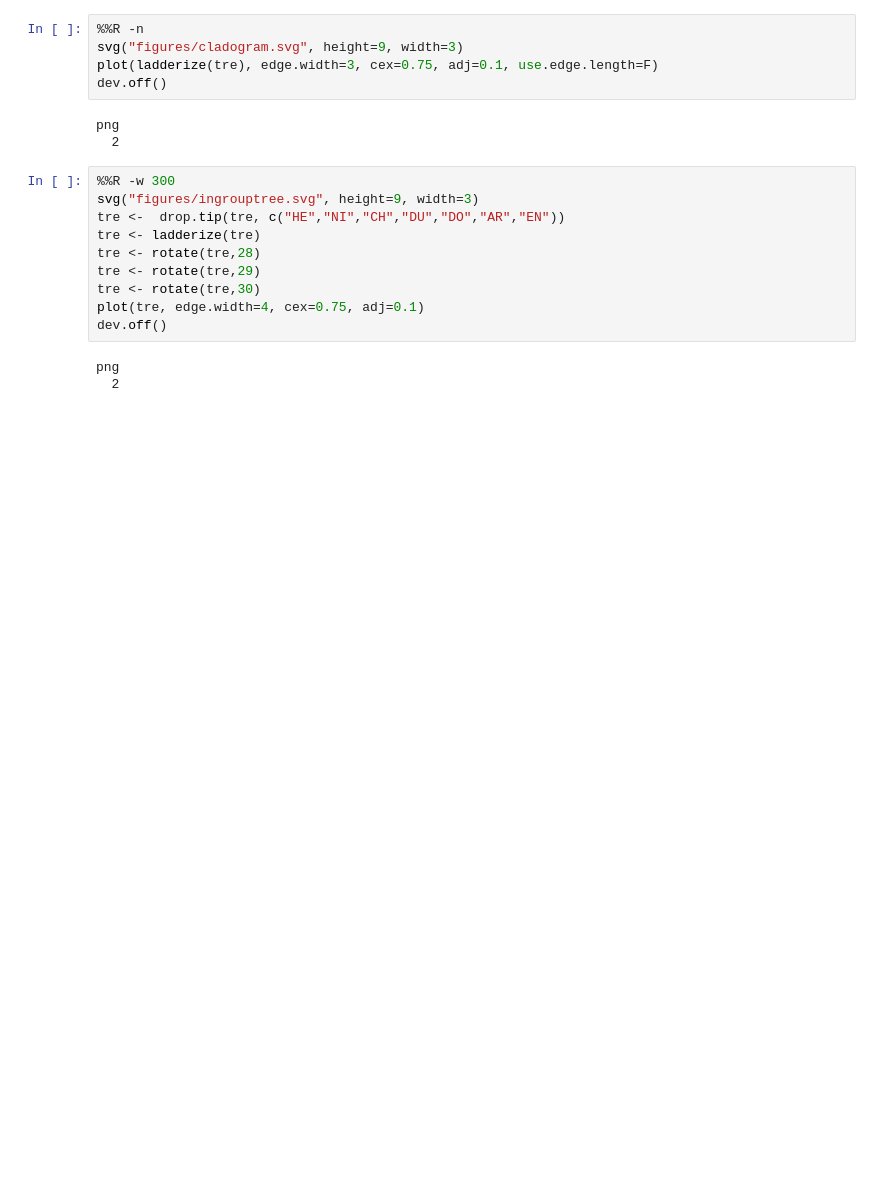
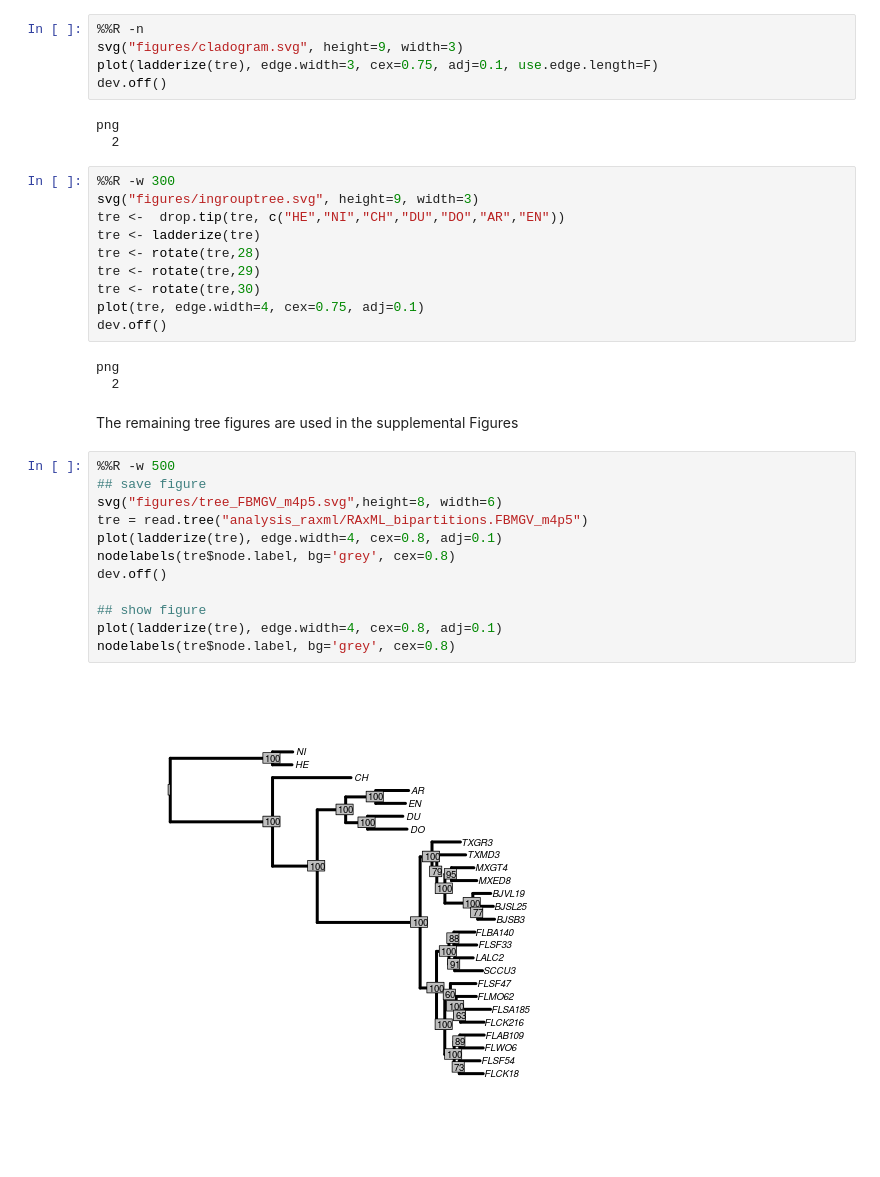
Before and after one commit to dereneaton/virentes, a Jupyter notebook: virentes_introgression.ipynb, the cells around one changed output. Drawn from its saved outputs; the diff is of its cells as text; blank space fills up the shorter version.

```diff
--- a/virentes_introgression.ipynb
+++ b/virentes_introgression.ipynb
@@ -1451,5 +1435,21 @@ dev.off()
 # %% [output]
 png
   2
+# %% [markdown]
+The remaining tree figures are used in the supplemental Figures
+# %%
+%%R -w 500
+## save figure
+svg("figures/tree_FBMGV_m4p5.svg",height=8, width=6)
+tre = read.tree("analysis_raxml/RAxML_bipartitions.FBMGV_m4p5")
+plot(ladderize(tre), edge.width=4, cex=0.8, adj=0.1)
+nodelabels(tre$node.label, bg='grey', cex=0.8)
+dev.off()
+
+## show figure
+plot(ladderize(tre), edge.width=4, cex=0.8, adj=0.1)
+nodelabels(tre$node.label, bg='grey', cex=0.8)
+# %% [output]
+[figure, added]
 # %%
 %%R -w 500
```
Also changed, not shown: parts of 31 cells of this notebook.
